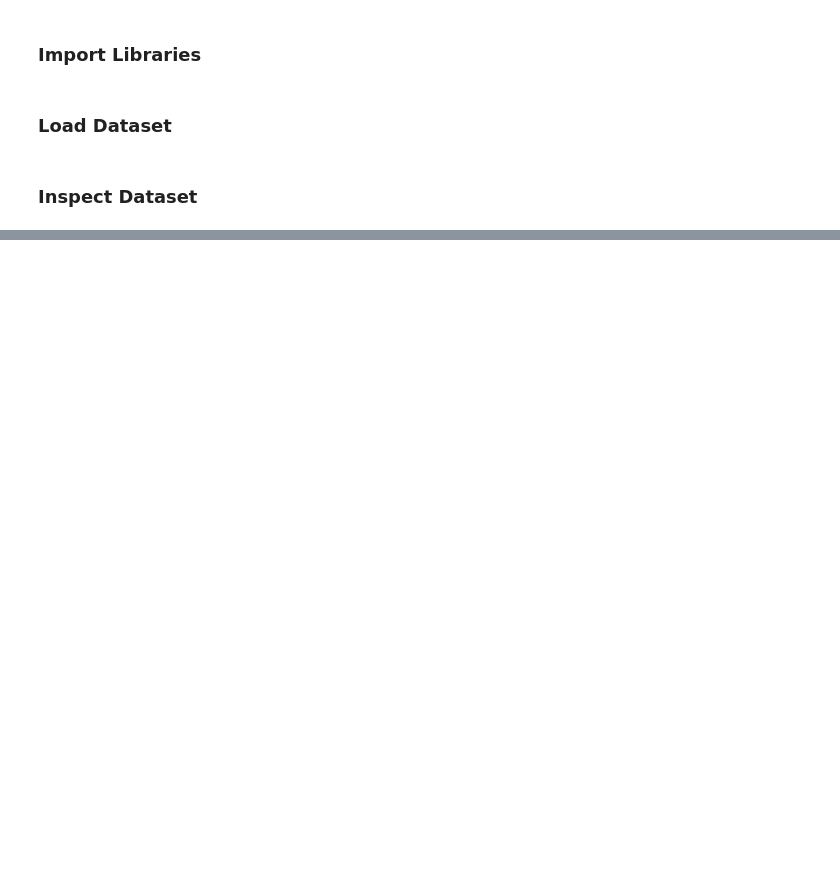
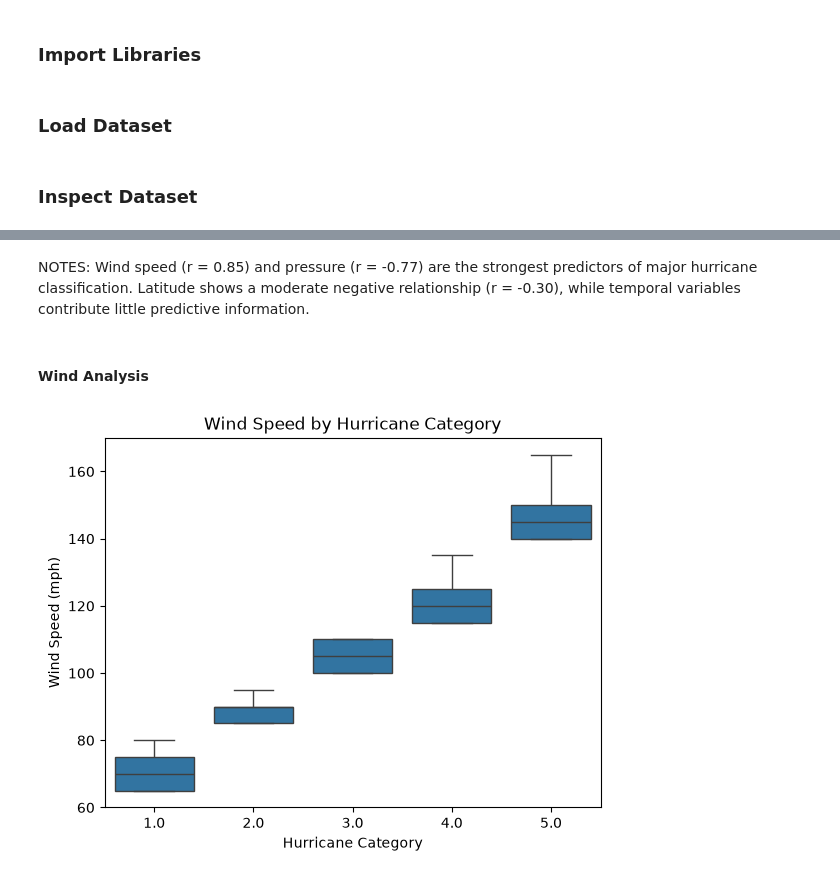
Before and after one commit to vlazo1214/hurricane-analysis, a Jupyter notebook: EDA.ipynb, the cells around one changed output, grey strips where cells are left out. Drawn from its saved outputs; the diff is of its cells as text; code cells hidden in the pictures; blank space fills up the shorter version.

```diff
--- a/EDA.ipynb
+++ b/EDA.ipynb
@@ -197,0 +192,17 @@ plt.show()
+# %% [markdown]
+NOTES: Wind speed (r = 0.85) and pressure (r = -0.77) are the strongest predictors of major hurricane classification. Latitude shows a moderate negative relationship (r = -0.30), while temporal variables contribute little predictive information.
+# %% [markdown]
+#### Wind Analysis
+# %%
+sns.boxplot(
+    x='category',
+    y='wind',
+    data=hurricanes
+)
+
+plt.title("Wind Speed by Hurricane Category")
+plt.xlabel("Hurricane Category")
+plt.ylabel("Wind Speed (mph)")
+plt.show()
+# %% [output]
+[figure, added]
```
Also changed, not shown: parts of 60 cells of this notebook, 1 other file.
